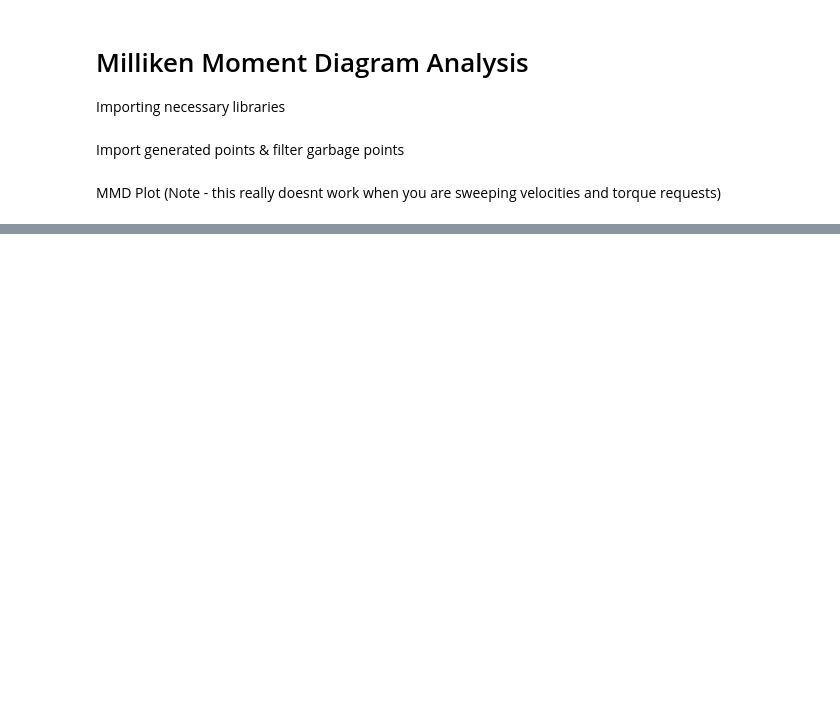
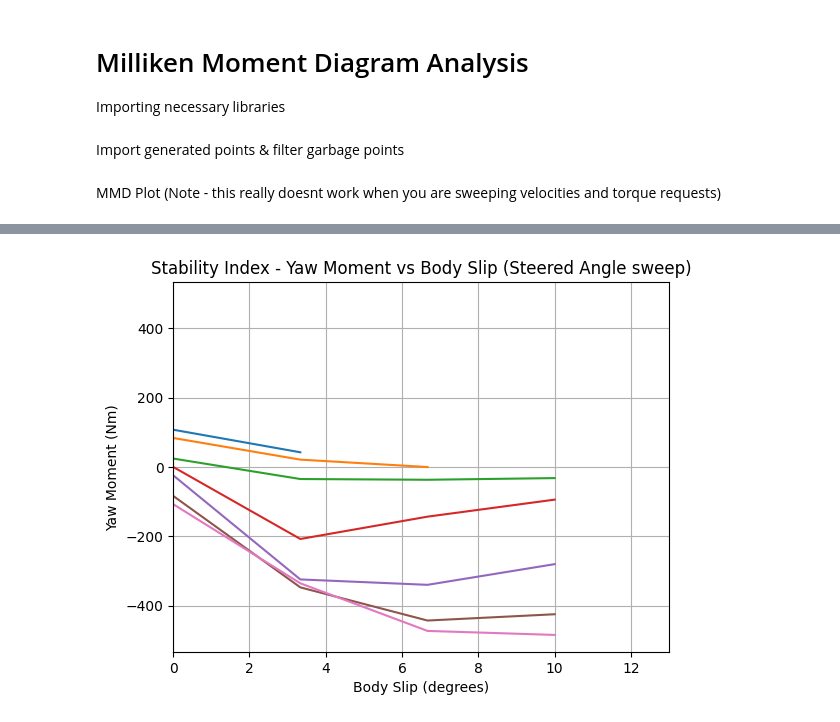
Before and after one commit to LonghornRacingElectric/magic_moment_method, a Jupyter notebook: analysis/MMM_plotter.ipynb, the cells around one changed output, grey strips where cells are left out. Cells and saved outputs as stored; diff of their text form; code cells hidden in the pictures; blank space fills up the shorter version.

```diff
--- a/analysis/MMM_plotter.ipynb
+++ b/analysis/MMM_plotter.ipynb
@@ -199,14 +210,16 @@ plt.title("Turn Radius vs Lateral Accel (constant velocity)")
 # %%
 for x in mmm_df["steered_angle"].unique():
     if True:#x == 0:
         df2 = mmm_df[(mmm_df["steered_angle"] == x)]
         plt.plot(df2["body_slip"] * 180/math.pi, df2["vehicle_yaw_moment"]/9.81)
-plt.xlim([0, 20])
+plt.xlim([0, 13])
 plt.title("Stability Index - Yaw Moment vs Body Slip (Steered Angle sweep)")
 plt.ylabel("Yaw Moment (Nm)")
 plt.xlabel("Body Slip (degrees)")
 plt.grid(True)
 plt.show()
+# %% [output]
+[figure, added]
 # %%
 import magic_moment_method.vehicle_params as vehicle_params
 import magic_moment_method.state_solver as state_solver
```
Also changed, not shown: parts of 16 cells of this notebook, 8 other files.
